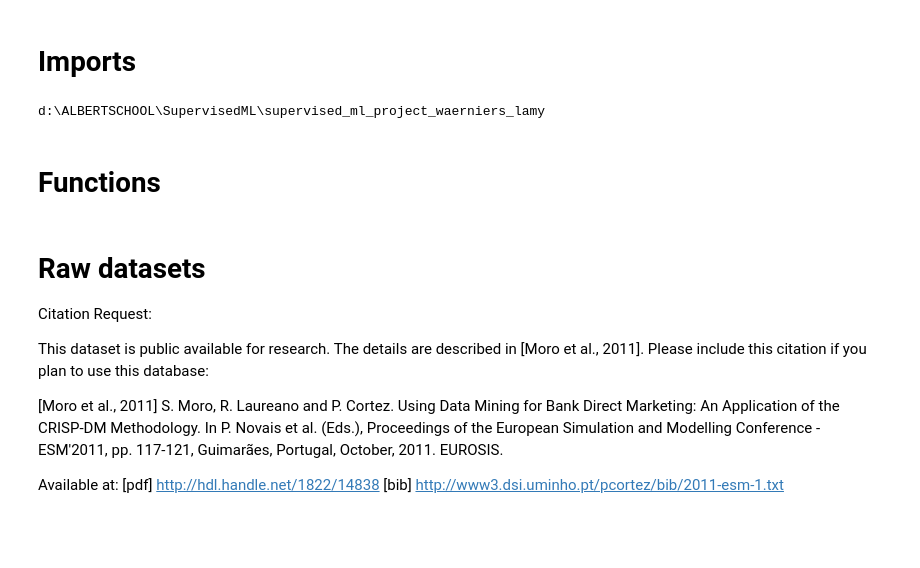
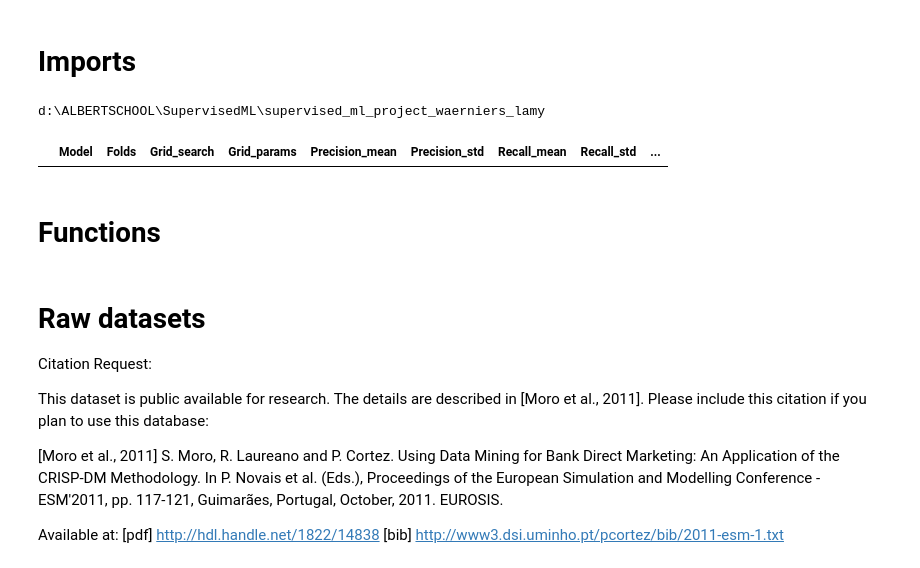
Before and after one commit to Xenodion/supervised_ml_project_waerniers_lamy, a Jupyter notebook: project.ipynb, the cells around one changed output. Saved outputs shown, nothing was run; the diff lists cells and outputs as text; code cells hidden in the pictures; blank space fills up the shorter version.

```diff
--- a/project.ipynb
+++ b/project.ipynb
@@ -20,6 +34,13 @@ cwd = os.getcwd()
 print(cwd)
 # %% [output]
 d:\ALBERTSCHOOL\SupervisedML\supervised_ml_project_waerniers_lamy
+# %%
+# # Refresh logs
+logs = pd.DataFrame(columns=['Model','Folds', 'Grid_search', 'Grid_params', 'Precision_mean','Precision_std','Recall_mean','Recall_std','F1_mean','F1_std','Accuracy_mean','Accuracy_std','Time','Params_models'])
+logs.to_csv(os.path.join(cwd, 'data', 'logs.csv'), index=False)
+logs
+# %% [output]
+|  | Model | Folds | Grid_search | Grid_params | Precision_mean | Precision_std | Recall_mean | Recall_std | ... |
 # %% [markdown]
 # Functions
 # %%
```
Also changed, not shown: parts of 13 cells of this notebook, 5 other files.
